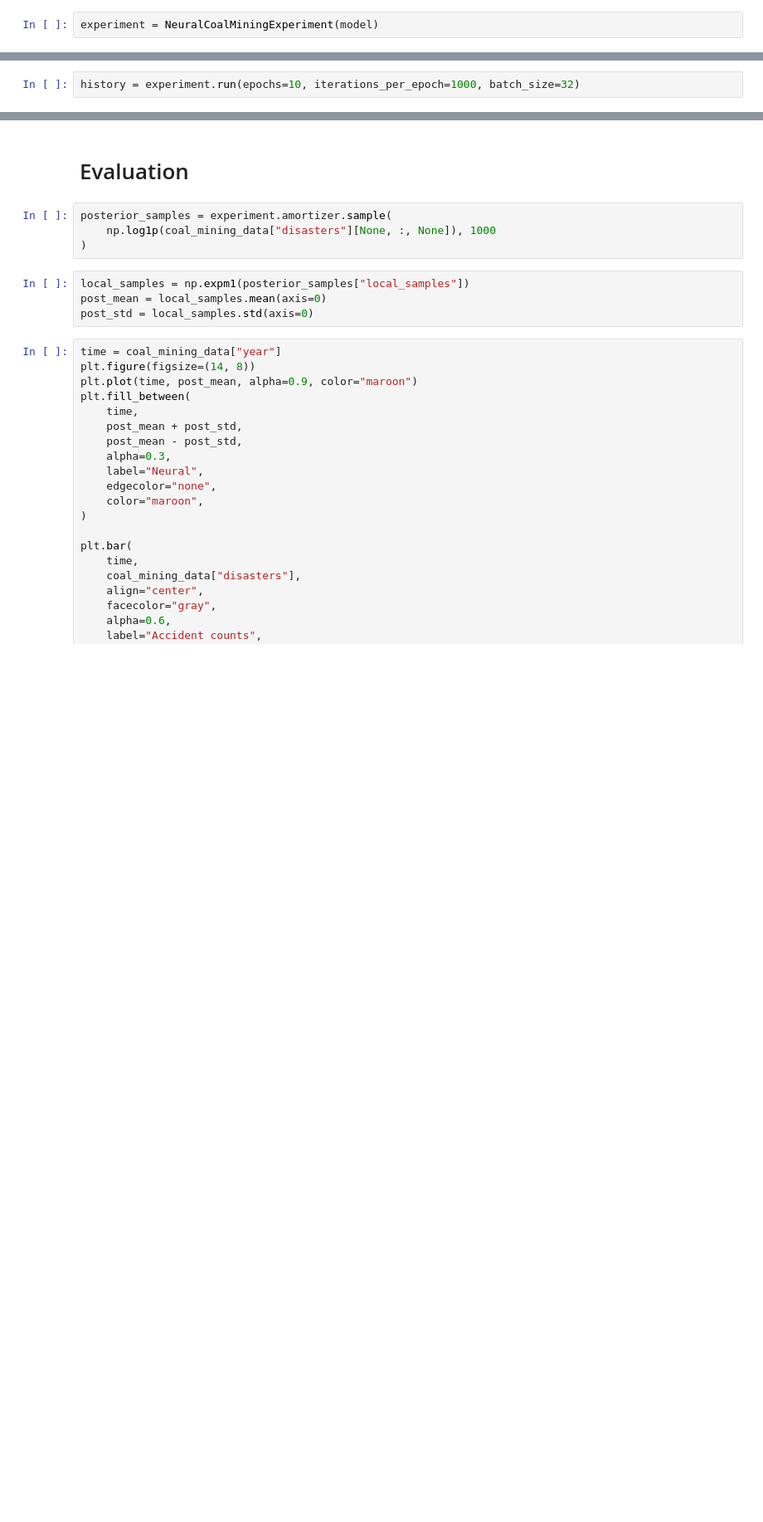
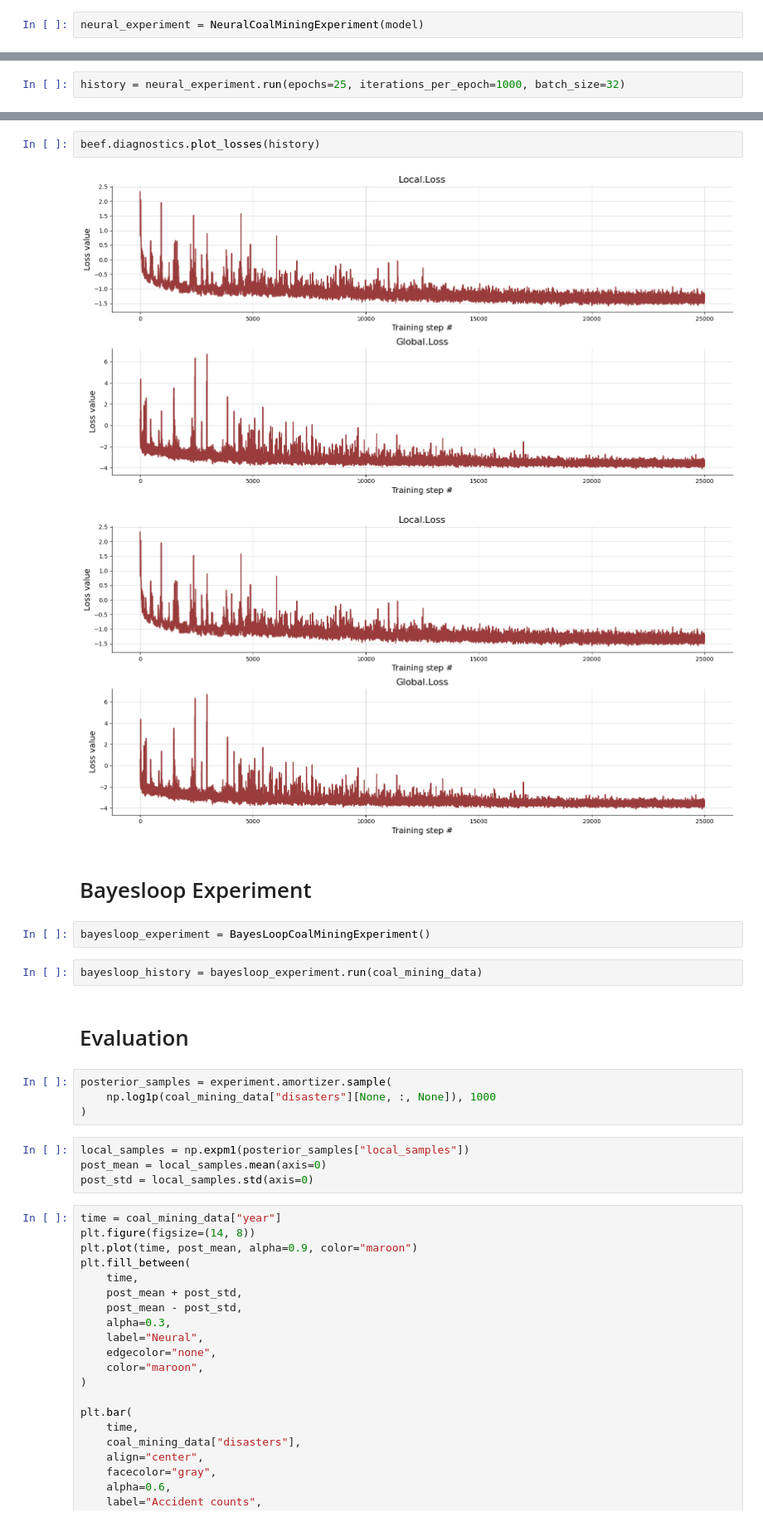
Before and after one commit to bayesflow-org/Neural-Superstatistics, a Jupyter notebook: applications/coal_mining/notebooks/bayesloop_benchmark.ipynb, the cells around one changed output, grey strips where cells are left out. Shown at 83% size. Drawn from its saved outputs; the diff is of its cells as text; blank space fills up the shorter version.

```diff
--- a/applications/coal_mining/notebooks/bayesloop_benchmark.ipynb
+++ b/applications/coal_mining/notebooks/bayesloop_benchmark.ipynb
@@ -22,2 +43,2 @@ model = RandomWalkPoissonModel()
 # %%
-experiment = NeuralCoalMiningExperiment(model)
+neural_experiment = NeuralCoalMiningExperiment(model)
@@ -24,2 +63,2 @@ experiment = NeuralCoalMiningExperiment(model)
 # %%
-history = experiment.run(epochs=10, iterations_per_epoch=1000, batch_size=32)
+history = neural_experiment.run(epochs=25, iterations_per_epoch=1000, batch_size=32)
@@ -26,3 +83,14 @@ history = experiment.run(epochs=10, iterations_per_epoch=1000, batch_size=32)
+# %%
+beef.diagnostics.plot_losses(history)
+# %% [output]
+[figure, added]
+[figure, added]
+# %% [markdown]
+# Bayesloop Experiment
+# %%
+bayesloop_experiment = BayesLoopCoalMiningExperiment()
+# %%
+bayesloop_history = bayesloop_experiment.run(coal_mining_data)
 # %% [markdown]
 # Evaluation
 # %%
```
Also changed, not shown: parts of 7 cells of this notebook, 7 other files.
